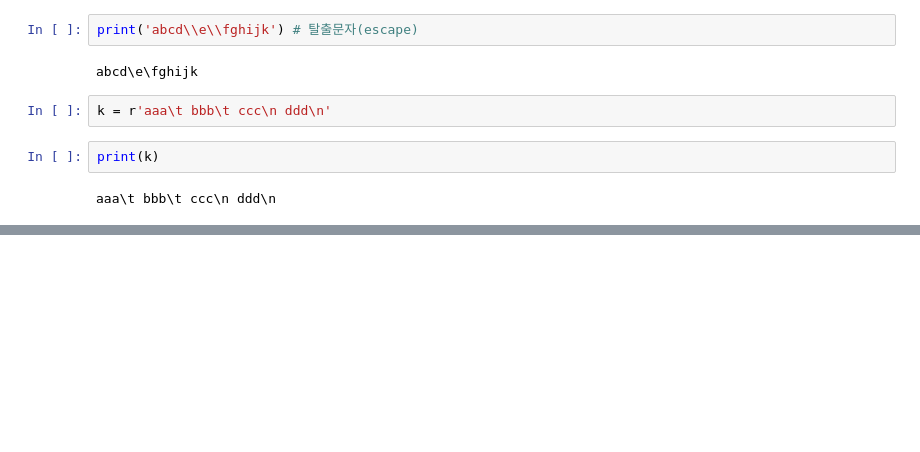
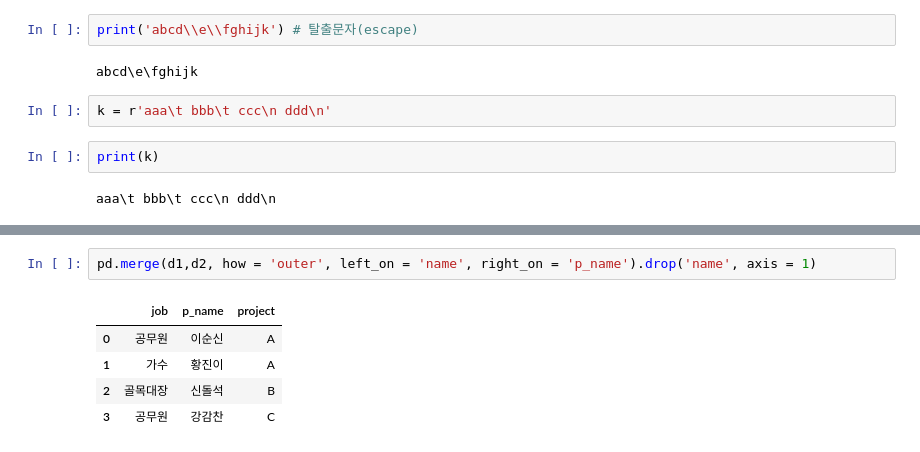
Before and after one commit to leesangh92/pandas, a Jupyter notebook: python_for_data_analysis.ipynb, the cells around one changed output, grey strips where cells are left out. Drawn from its saved outputs; the diff is of its cells as text; blank space fills up the shorter version.

```diff
--- a/python_for_data_analysis.ipynb
+++ b/python_for_data_analysis.ipynb
@@ -82,0 +125,8 @@ aaa\t bbb\t ccc\n ddd\n
+# %%
+pd.merge(d1,d2, how = 'outer', left_on = 'name', right_on = 'p_name').drop('name', axis = 1)
+# %% [output]
+|  | job | p_name | project |
+| 0 | 공무원 | 이순신 | A |
+| 1 | 가수 | 황진이 | A |
+| 2 | 골목대장 | 신돌석 | B |
+| 3 | 공무원 | 강감찬 | C |
```
Also changed, not shown: parts of 7 cells of this notebook.
